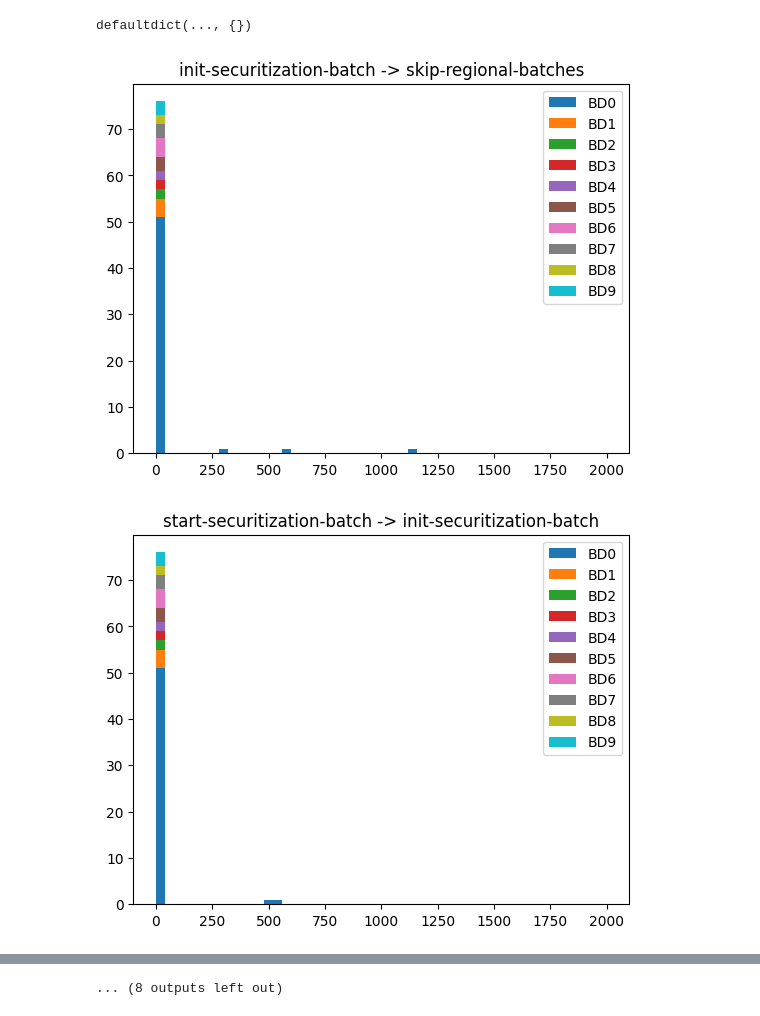
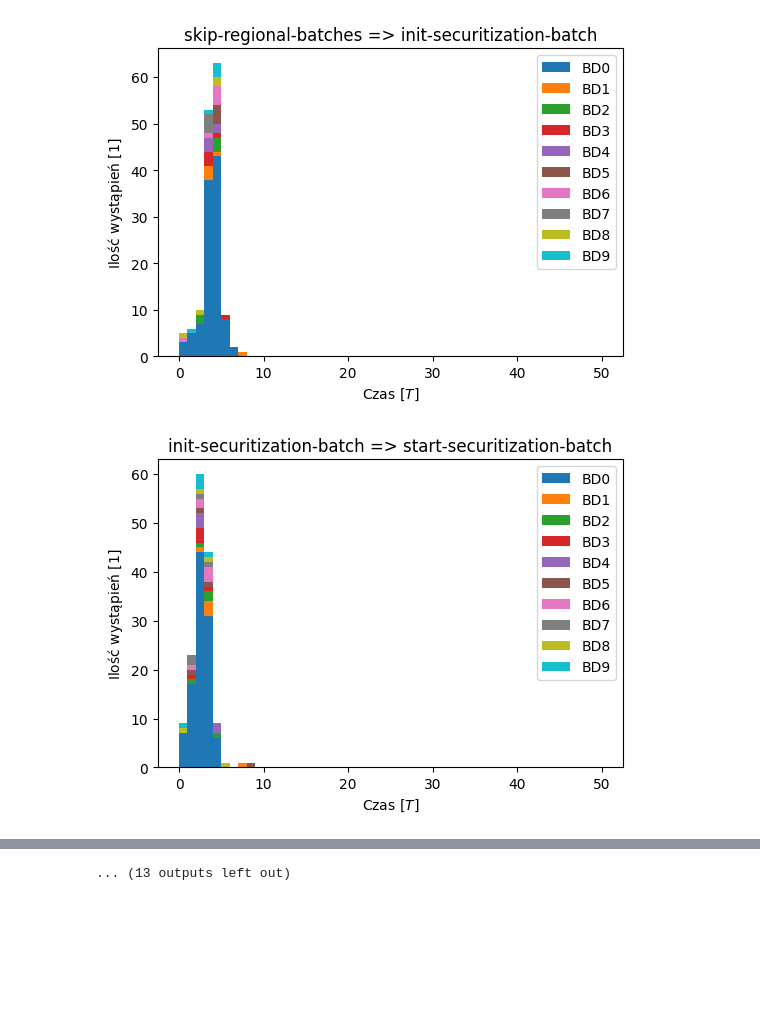
Before and after one commit to mlodybercik/workflow-predictor, a Jupyter notebook: temp/check_previous_times.ipynb, the cells around one changed output, grey strips where cells are left out. Cells and saved outputs as stored; diff of their text form; code cells hidden in the pictures; blank space fills up the shorter version.

```diff
--- a/temp/check_previous_times.ipynb
+++ b/temp/check_previous_times.ipynb
@@ -19,9 +19,10 @@ def pairwise(iterable):
     return zip(a, b)
 # %%
 def get_time(text: str):
-    # time looks like this: 2022-07-30 05:08:24.0
-    #                         %Y-%m-%d %H:%M:%S
-    return datetime.strptime(text.removesuffix(".0"), "%Y-%m-%d %H:%M:%S")
+    try:
+        return datetime.strptime(text.removesuffix(".0"), "%Y-%m-%d %H:%M:%S")
+    except ValueError:
+        return datetime.strptime(text, "%d/%m/%Y %H:%M:%S")
 
 maestro_data = pd.read_csv("../data/maestro-calculated.csv", low_memory=False)
 maestro_data[maestro_data["workflow_name"] == "securitization-flow"]
@@ -74,9 +75,10 @@ for business_key in business.keys():
                 subset = maestro_copy.iloc[index_start:index_end]
 
                 end_node = subset[subset["job_name"] == node]
+                start_node = subset[subset["job_name"] == predecessor]
+                start = start_node["cmd_time"]
                 end = end_node["cmd_time"]
-                duration = end_node["processing-time"]
-                start = subset[subset["job_name"] == predecessor]["cmd_time"]
+                duration = start_node["processing-time"]
                 if not start.empty and not end.empty:
                     # TODO: try to make multiple starts or multiple ends work
                     if len(start) == 1 and len(end) == 1:
@@ -84,26 +86,25 @@ for business_key in business.keys():
                         if time >= 0:
                             business[business_key][node][predecessor].append(time)
                             times[node][predecessor].append(time)
-# %% [output]
-defaultdict(..., {})
 # %%
 # for
 for node in times.keys():
     keys = list(times[node].keys())
-    fig, ax = plt.subplots(len(keys), 1)
+    fig, ax = plt.subplots(len(keys), 1, figsize=(6, len(keys) *  4))
 
     for i, predecessor in enumerate(keys):
         if len(keys) > 1:
             axis = ax[i]
         else:
             axis = ax
-
+        axis.set_xlabel("Czas [$T$]")
+        axis.set_ylabel("Ilość wystąpień [$1$]")
         bds = list(business.keys())
-        axis.hist([business[single_time][node][predecessor] for single_time in bds], label=bds, range=(0, 2000), stacked=True, bins=50)
-        axis.set_title(f"{node} -> {predecessor}")
-        axis.legend()
+        axis.hist([business[single_time][node][predecessor] for single_time in bds], label=bds, range=(0, 50), stacked=True, bins=50)
+        axis.set_title(f"{predecessor} => {node}")
+    axis.legend()
     # print()
     plt.show()
 # %% [output]
-[figure, old version]
+[figure, new version]
-[figure, old version]
+[figure, new version]
@@ -120 +121 @@ for node in times.keys():
-... (8 outputs left out)
+... (13 outputs left out)
```
Also changed, not shown: parts of 1 cell of this notebook, 2 other files.
